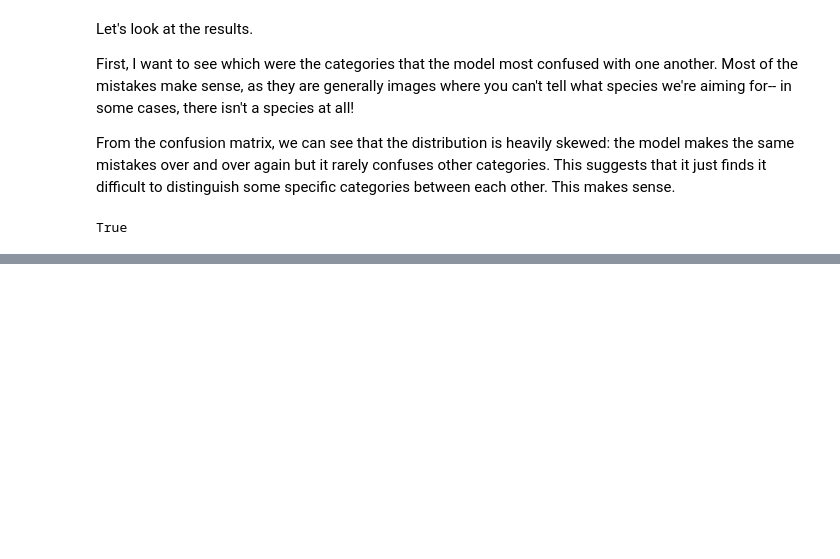
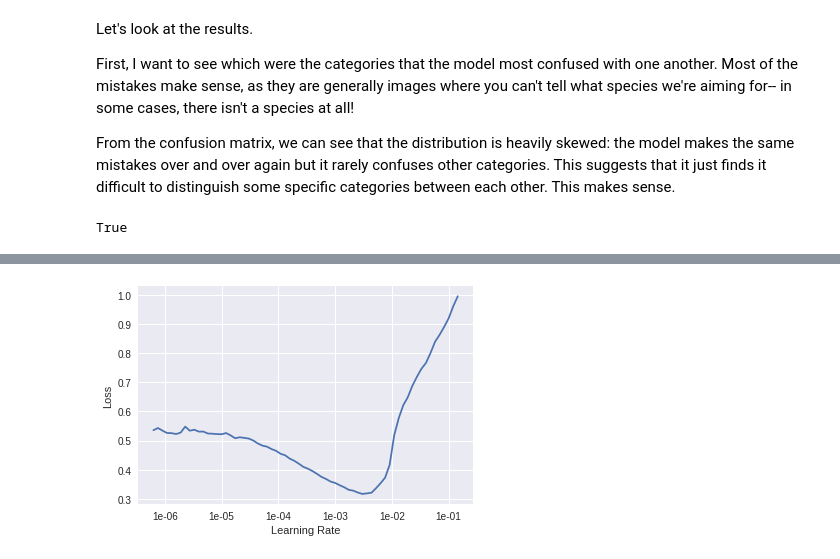
Before and after one commit to sarahgc93/fast-ai, a Jupyter notebook: star-trek-classifier/star_trek_species_classifier.ipynb, the cells around one changed output, grey strips where cells are left out. Cells and saved outputs as stored; diff of their text form; code cells hidden in the pictures; blank space fills up the shorter version.

```diff
--- a/star-trek-classifier/star_trek_species_classifier.ipynb
+++ b/star-trek-classifier/star_trek_species_classifier.ipynb
@@ -275,0 +282,2 @@ interp.most_confused(min_val=2)
+# %%
+learn.fit_one_cycle(1)
@@ -275,0 +288,2 @@ interp.most_confused(min_val=2)
+# %%
+learn.load('stage-1');
@@ -275,0 +313,4 @@ interp.most_confused(min_val=2)
+# %%
+learn.recorder.plot()
+# %% [output]
+[figure, added]
```
Also changed, not shown: parts of 27 cells of this notebook.
